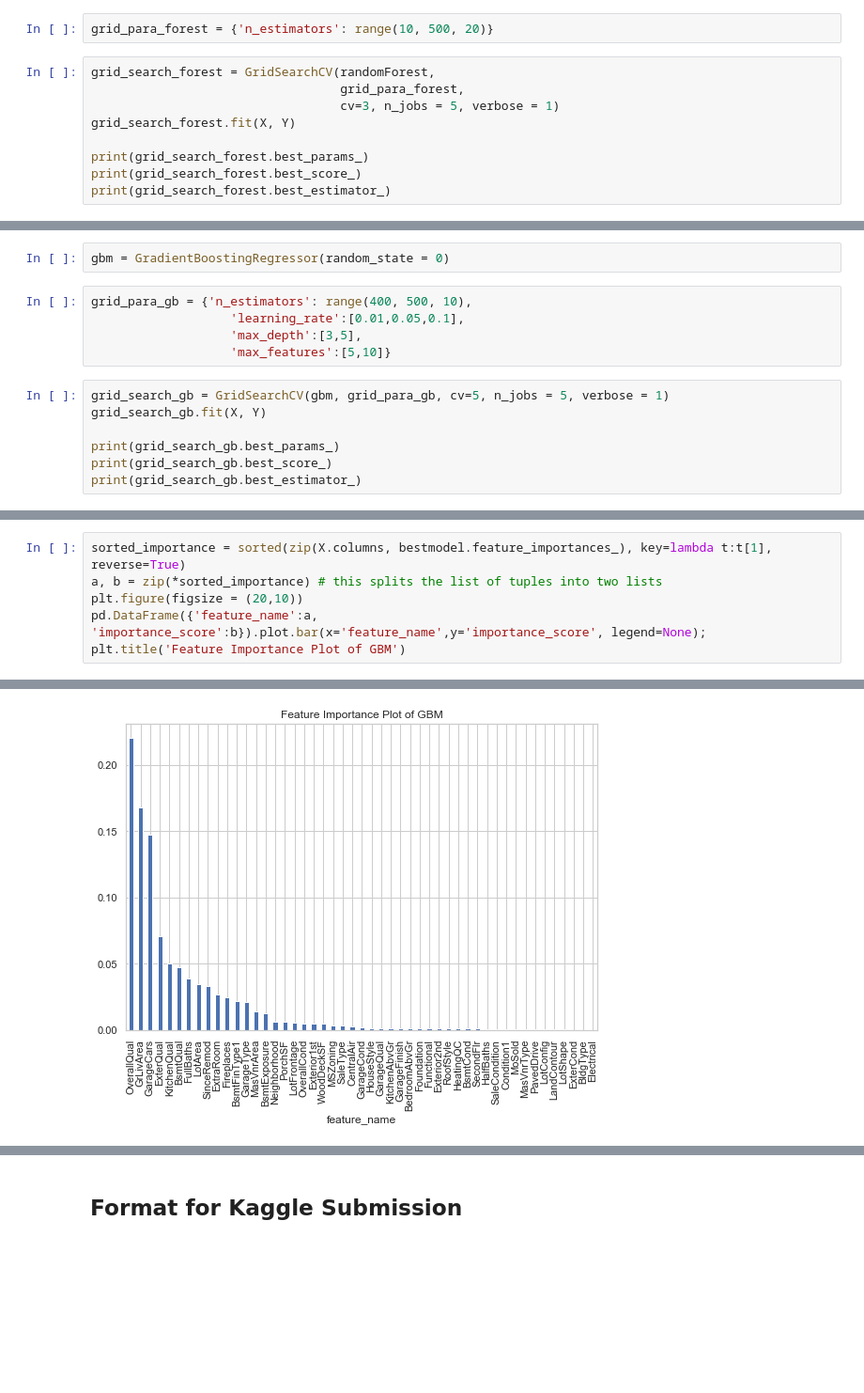
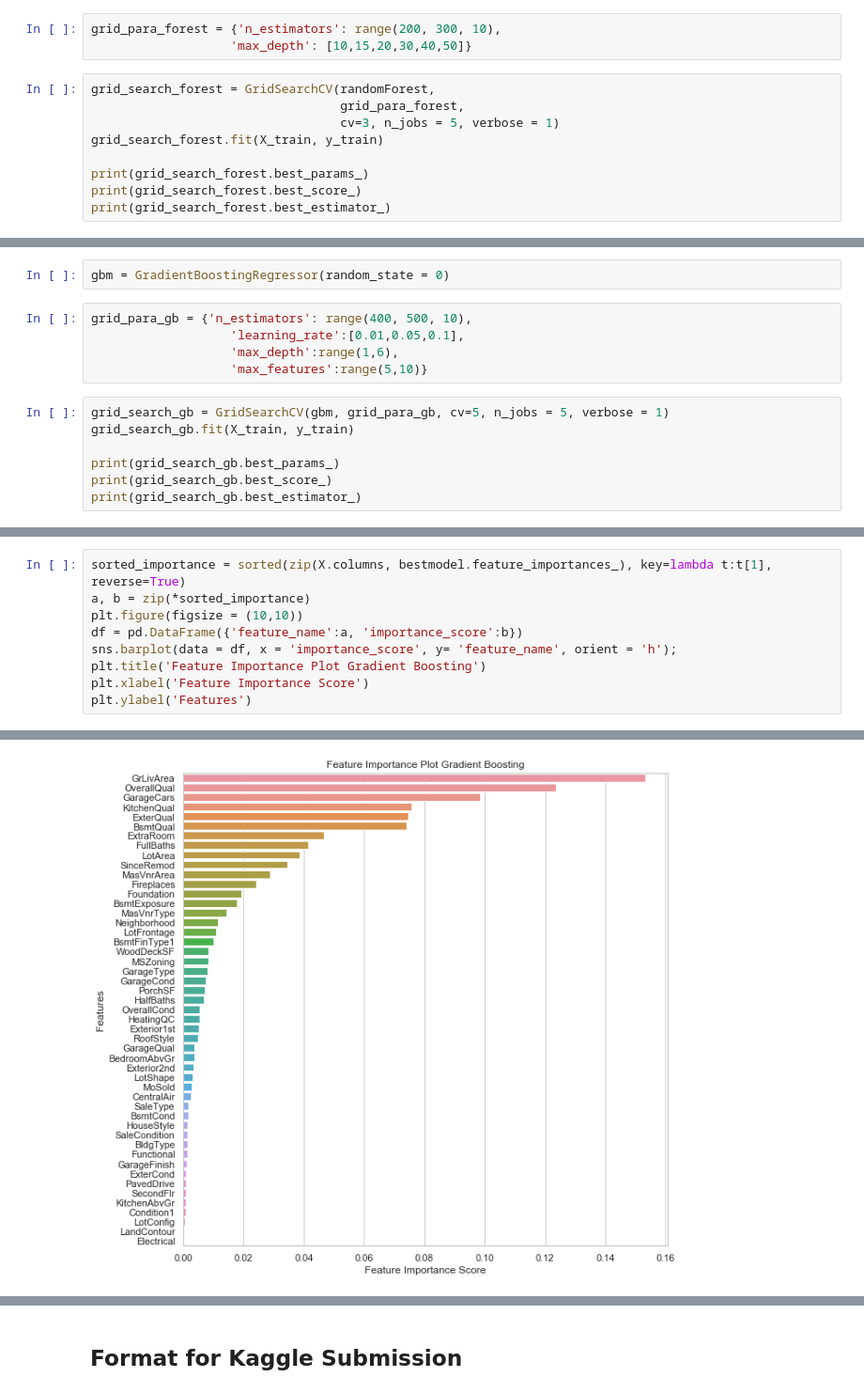
Before and after one commit to ryanhpark/HousingPricePrediction_ML, a Jupyter notebook: Ryan/3-2.Tree_Based_Models.ipynb, the cells around one changed output, grey strips where cells are left out. Shown at 94% size. Cells and saved outputs as stored; diff of their text form; blank space fills up the shorter version.

```diff
--- a/Ryan/3-2.Tree_Based_Models.ipynb
+++ b/Ryan/3-2.Tree_Based_Models.ipynb
@@ -61,12 +48,13 @@ def model_eval(model, grid_para, X = X, Y = Y, ):
 # %%
 randomForest = RandomForestRegressor(random_state = 0)
 # %%
-grid_para_forest = {'n_estimators': range(10, 500, 20)}
+grid_para_forest = {'n_estimators': range(200, 300, 10),
+                   'max_depth': [10,15,20,30,40,50]}
 # %%
 grid_search_forest = GridSearchCV(randomForest,
                                   grid_para_forest,
                                   cv=3, n_jobs = 5, verbose = 1)
-grid_search_forest.fit(X, Y)
+grid_search_forest.fit(X_train, y_train)
 
 print(grid_search_forest.best_params_)
 print(grid_search_forest.best_score_)
@@ -127,11 +119,11 @@ gbm = GradientBoostingRegressor(random_state = 0)
 # %%
 grid_para_gb = {'n_estimators': range(400, 500, 10),
                    'learning_rate':[0.01,0.05,0.1],
-                   'max_depth':[3,5],
-                   'max_features':[5,10]}
+                   'max_depth':range(1,6),
+                   'max_features':range(5,10)}
 # %%
 grid_search_gb = GridSearchCV(gbm, grid_para_gb, cv=5, n_jobs = 5, verbose = 1)
-grid_search_gb.fit(X, Y)
+grid_search_gb.fit(X_train, y_train)
 
 print(grid_search_gb.best_params_)
 print(grid_search_gb.best_score_)
@@ -164,7 +159,10 @@ RMSLE
 # %%
 sorted_importance = sorted(zip(X.columns, bestmodel.feature_importances_), key=lambda t:t[1], reverse=True)
-a, b = zip(*sorted_importance) # this splits the list of tuples into two lists
-plt.figure(figsize = (20,10))
-pd.DataFrame({'feature_name':a, 'importance_score':b}).plot.bar(x='feature_name',y='importance_score', legend=None);
-plt.title('Feature Importance Plot of GBM')
+a, b = zip(*sorted_importance)
+plt.figure(figsize = (10,10))
+df = pd.DataFrame({'feature_name':a, 'importance_score':b})
+sns.barplot(data = df, x = 'importance_score', y= 'feature_name', orient = 'h');
+plt.title('Feature Importance Plot Gradient Boosting')
+plt.xlabel('Feature Importance Score')
+plt.ylabel('Features')
 # %% [output]
@@ -173,3 +170,3 @@ Text(0.5, 1.0, 'Feature Importance Plot of GBM')
-[figure, old version]
+[figure, new version]
 # %%
 plt.figure(figsize=(8,8))
```
Also changed, not shown: parts of 16 cells of this notebook, 1 other file.
